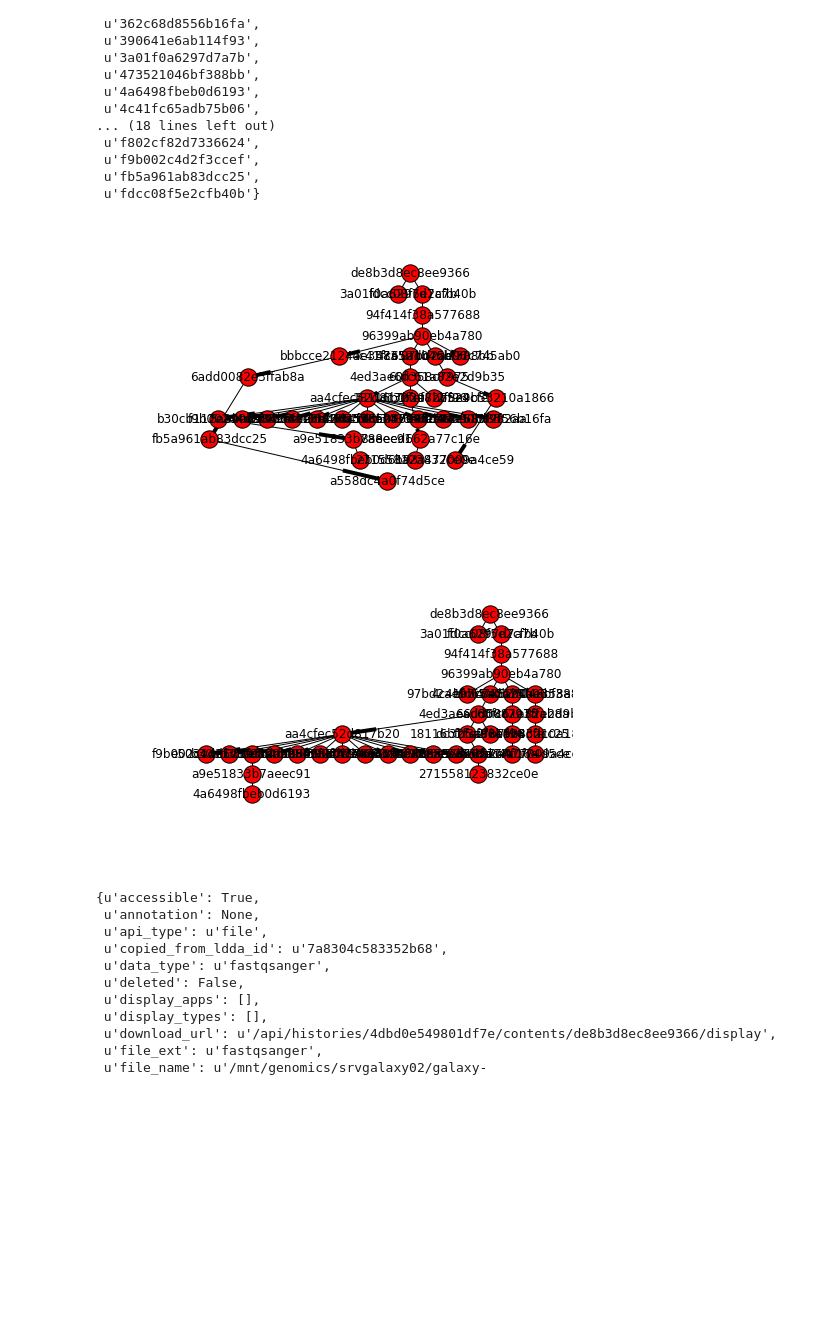
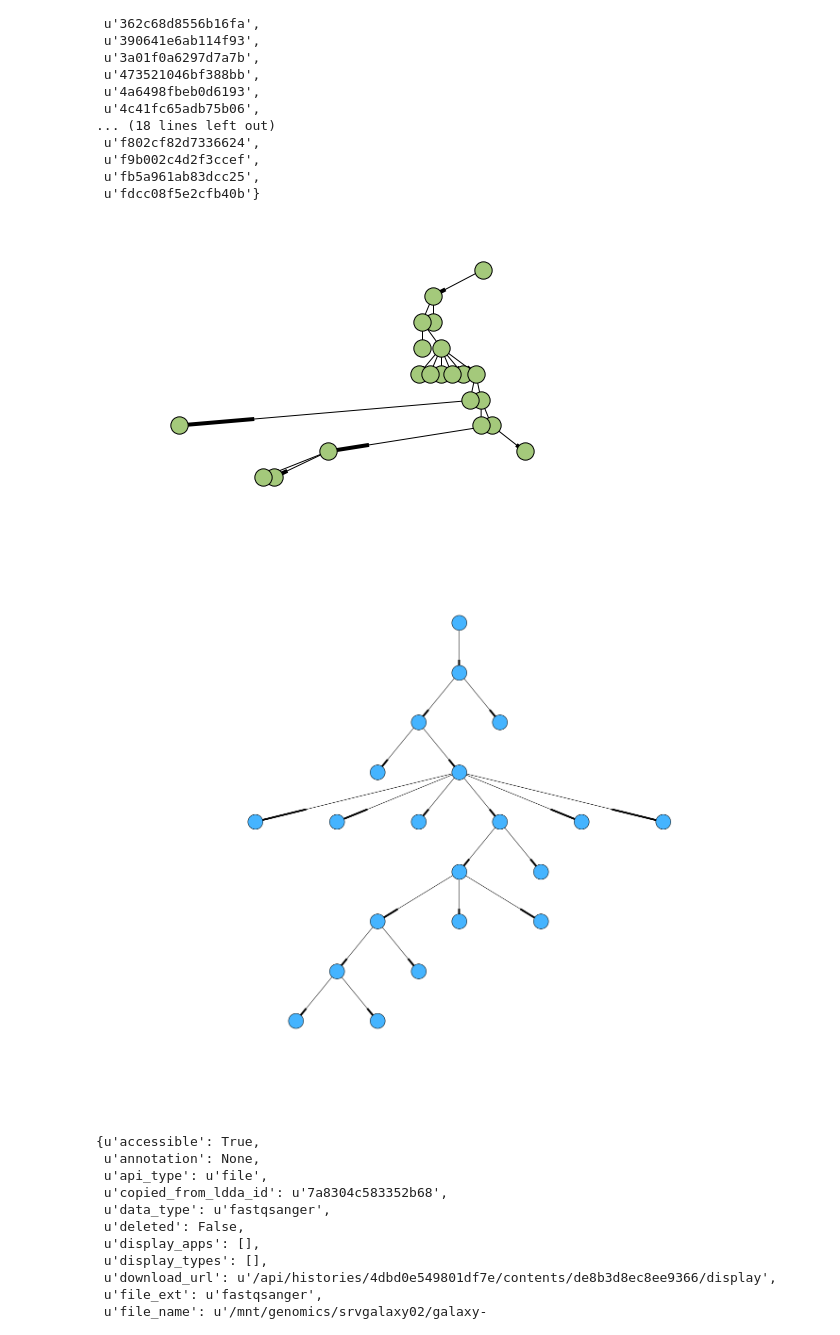
Before and after one commit to BenaroyaResearch/bripipetools, a Jupyter notebook: nbs/history_inspector_dev.ipynb, the cells around one changed output. Drawn from its saved outputs; the diff is of its cells as text; code cells hidden in the pictures; blank space fills up the shorter version.

Commit message:
playing around with graph drawing options

```diff
--- a/nbs/history_inspector_dev.ipynb
+++ b/nbs/history_inspector_dev.ipynb
@@ -10,4 +10,5 @@ sm.connect_all()
 # %%
 from bripipetools.brigalaxy import history_ops
 # %%
-hi = history_ops.HistoryInspector(sm.gi, '4dbd0e549801df7e')
+# hi = history_ops.HistoryInspector(sm.gi, '4dbd0e549801df7e')
+hi = history_ops.HistoryInspector(sm.gi)
@@ -51,16 +68,17 @@ input_descendants
  u'fb5a961ab83dcc25',
  u'fdcc08f5e2cfb40b'}
 # %%
-nx.draw(nx.dfs_tree(G, input_datasets[0]), pos, with_labels=True)
+nx.draw(nx.dfs_tree(G, input_datasets[1]), pos, with_labels=False, node_color='#A4C97B')
 # %% [output]
-[figure, old version]
+[figure, new version]
 # %%
 # import pygraphviz
-input_graph = nx.dfs_tree(G, input_datasets[0])
-pos2 = graphviz_layout(input_graph, 'dot', args='-Nfontsize=4 -Nwidth=".2" -Nheight=".2" -Nmargin=10 -Gfontsize=8')
-nx.draw(input_graph, pos2, with_labels=True)
+input_graph = nx.dfs_tree(G, input_datasets[1])
+pos2 = graphviz_layout(input_graph, 'dot', args='-Nfontsize=10 -Nwidth="1.5" -Nheight=".5" -Nmargin="20" -Gfontsize=8 -Gsize=12,12!')
+plt.figure(figsize=(20,16))
+nx.draw(input_graph, pos2, with_labels=False, node_color='#45B4FF', node_size=1000)
 # %% [output]
-[figure, old version]
+[figure, new version]
 # %%
 hi.gi.datasets.show_dataset(input_datasets[0])
 # %% [output]
```
Also changed, not shown: parts of 2 cells of this notebook.
